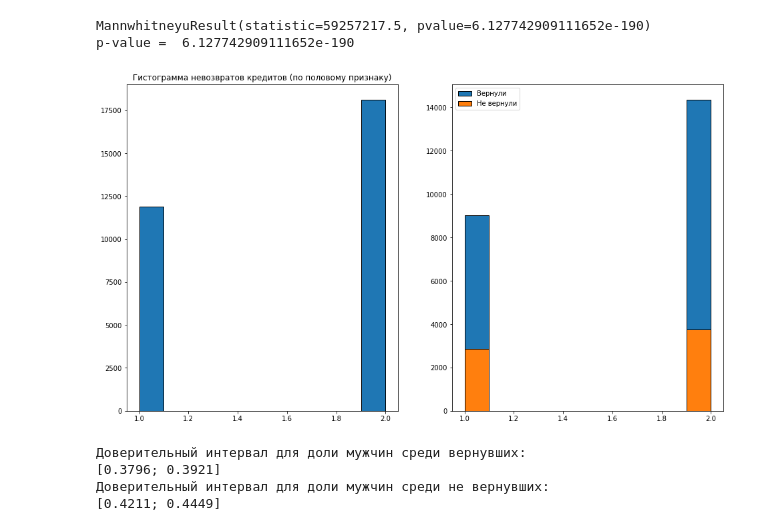
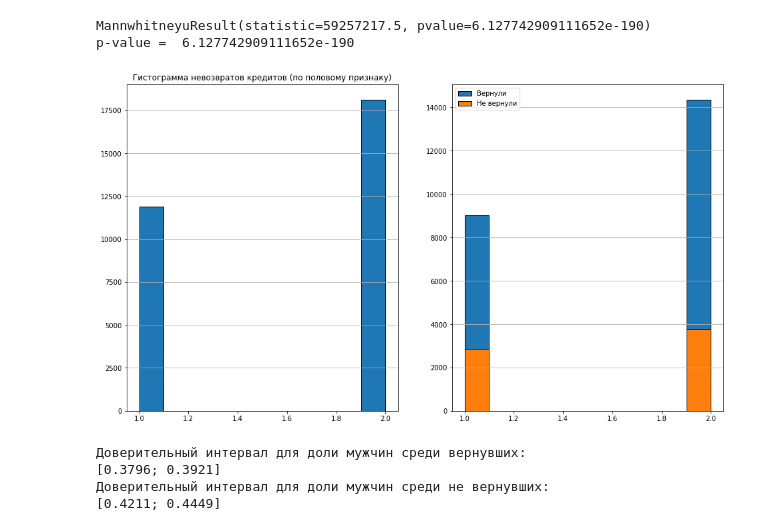
Before and after one commit to RBVV23/Coursera, a Jupyter notebook: Построение выводов по данным/Week_4/Task_1/task_1.ipynb, the cells around one changed output. Cells and saved outputs as stored; diff of their text form; code cells hidden in the pictures.

```diff
--- a/Построение выводов по данным/Week_4/Task_1/task_1.ipynb
+++ b/Построение выводов по данным/Week_4/Task_1/task_1.ipynb
@@ -99,24 +100,28 @@ print('p-value = ', res[1])
 MannwhitneyuResult(statistic=59257217.5, pvalue=6.127742909111652e-190)
 p-value =  6.127742909111652e-190
 # %%
+# 2) анализ гендерных различий среди вернувших и не вернувших кредит
+
 plt.figure(figsize=(16,9))
 subplot(121)
 plt.title('Половая гистограмма заёмщиков')
 plt.hist(data.SEX, edgecolor='k')
+plt.grid(axis='y')
 # мужчины
 men = data[data.SEX == 1]['default']
 
 # женщины
 women = data[data.SEX == 2]['default']
 
 plt.title('Гистограмма невозвратов кредитов (по половому признаку)')
 plt.subplot(122)
 plt.hist(data.SEX[data.default == 0], label='Вернули', edgecolor='k')
 plt.hist(data.SEX[data.default == 1], label='Не вернули', edgecolor='k')
+plt.grid(axis='y')
 plt.legend()
 plt.show()
 
 # визуально женщины реже не возвращают кредиты
 # %% [output]
-[figure, old version]
+[figure, new version]
 # %%
```
Also changed, not shown: parts of 11 cells of this notebook.
